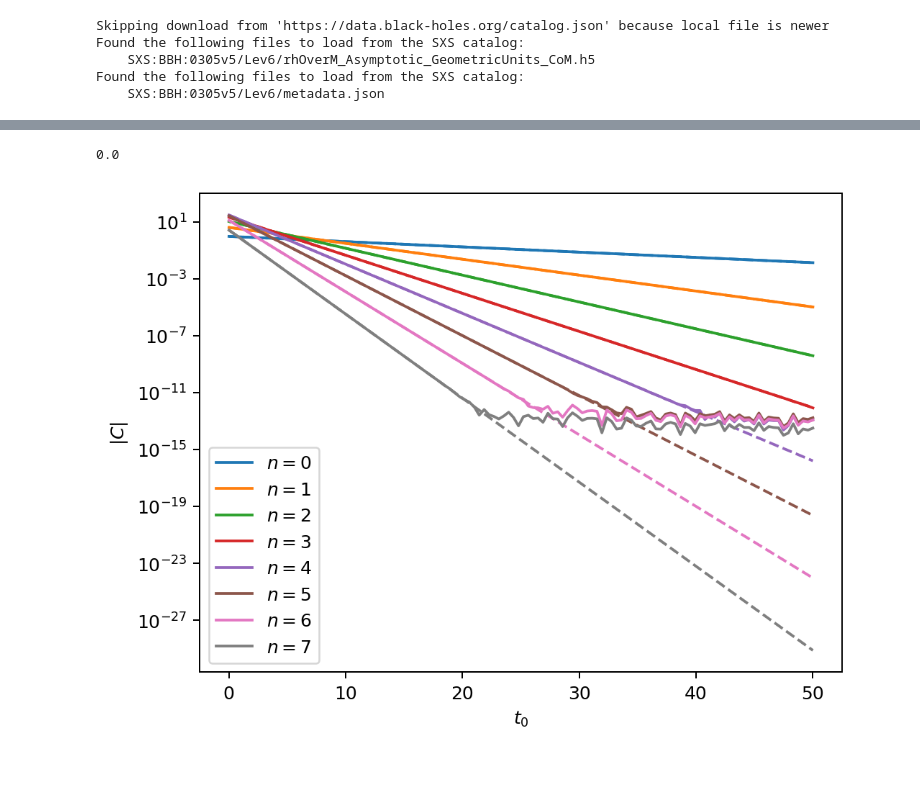
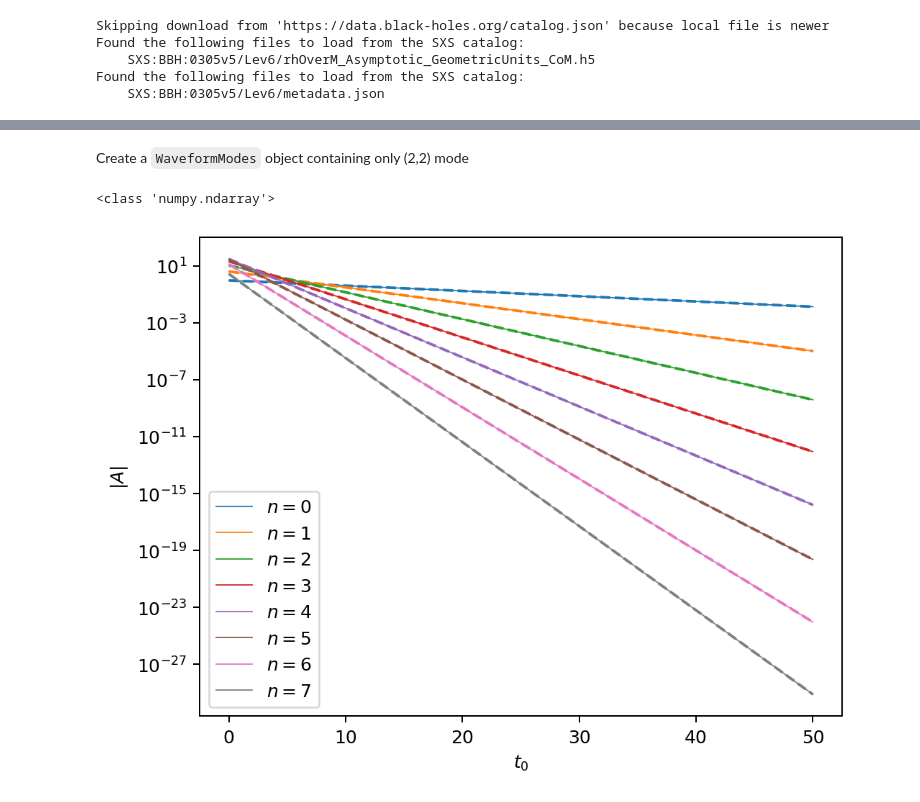
Before and after one commit to sxs-collaboration/qnmfits, a Jupyter notebook: examples/working_with_generic_waveforms.ipynb, the cells around one changed output, grey strips where cells are left out. Drawn from its saved outputs; the diff is of its cells as text; code cells hidden in the pictures; blank space fills up the shorter version.

```diff
--- a/examples/working_with_generic_waveforms.ipynb
+++ b/examples/working_with_generic_waveforms.ipynb
@@ -7,5 +15,6 @@ import qnmfits
 # %%
 h = sxs.load('SXS:BBH:0305/Lev/rhOverM', extrapolation_order=2)
+h = read_waveforms.sxs_to_scri_WM(h)
 h.t -= h.max_norm_time()
 
 metadata = sxs.load('SXS:BBH:0305/Lev/metadata.json')
@@ -42,54 +29,50 @@ clean_h22_wm = qnmfits.to_WaveformModes(times, {(2,2):clean_h22}, ell_max=2)
-# %%
-best_fit = qnmfits.ringdown_fit(
-    clean_h22_wm,
-    spherical_mode,
-    qnms,
-    Mf=Mf,
-    chif=chif,
-    t0=t0
-)
-
-print(best_fit['mismatch'])
-# %% [output]
-0.0
+# %% [markdown]
+Create a `WaveformModes` object containing only (2,2) mode
+# %%
+times = h.t
+h_22 = h.data[:,4]
+print(type(h_22))
+
+h_wm_22 = read_waveforms.to_WaveformModes(times, {(2,2):h_22}, ell_max=2)
+# %% [output]
+<class 'numpy.ndarray'>
+# %%
+qnms = [(2,2,n,1) for n in range(7+1)]
+t0_array = np.linspace(0, 50, 120)
+frequencies = [qnmfits.qnm_from_tuple(mode, chif, Mf)[0] for mode in qnms]
+
+amp_list = np.zeros((len(t0_array),len(qnms)), complex).T
+for t, t0 in enumerate(t0_array):
+    h_shifted_22 = h_wm_22.copy()[np.argmin(abs(h_wm_22.t - t0)):np.argmin(abs(h_wm_22.t - 90))+1,:]
+    h_shifted_22.t = h_shifted_22.t - h_shifted_22.t[0]
+
+    best_fit_22 = qnmfits.fit(
+    h_shifted_22,
+    chif,
+    Mf,
+    qnms,
+    spherical_modes=None,
+    t_0=t0
+)
+    amp_list[:,t] = list(best_fit_22.values())
 # %%
-t0_array = np.linspace(0, 50, 120)
-
-frequencies = qnmfits.qnm.omega_list(qnms, chif, Mf)
-
-amp_list = []
-
-for t0 in t0_array:
-
-    best_fit = qnmfits.ringdown_fit(
-        clean_h22_wm,
-        spherical_mode,
-        qnms,
-        Mf=Mf,
-        chif=chif,
-        t0=t0
-    )
-
-    amp_list.append(best_fit['C'])
-
-amp_array = np.array(amp_list)
-
 fig, ax = plt.subplots(dpi=180)
 ax.set_yscale('log')
 
 for n in range(len(qnms)):
+    amp_decay = abs(amp_list[n][0]) * np.exp( np.imag(frequencies[n])* t0_array)
 
-    ax.plot(t0_array, abs(amp_array[:,n]), label=f'$n={n}$')
+    ax.plot(t0_array, amp_decay, label=f'$n={n}$',lw=.7)
 
     # The expected amplitude decay from the QNM frequency
     tau = -1/np.imag(frequencies[n])
-    expected_amp = abs(amp_array[:,n][0])*np.exp(-t0_array/tau)
+    expected_amp = abs(amp_list[n][0])*np.exp(-t0_array/tau)
 
     ax.plot(t0_array, expected_amp, c=f'C{n}', ls='--')
 
 ax.set_xlabel('$t_0$')
-ax.set_ylabel('$|C|$')
+ax.set_ylabel('$|A|$')
 
 _ = ax.legend()
 # %% [output]
-[figure, old version]
+[figure, new version]
```
Also changed, not shown: parts of 6 cells of this notebook.
